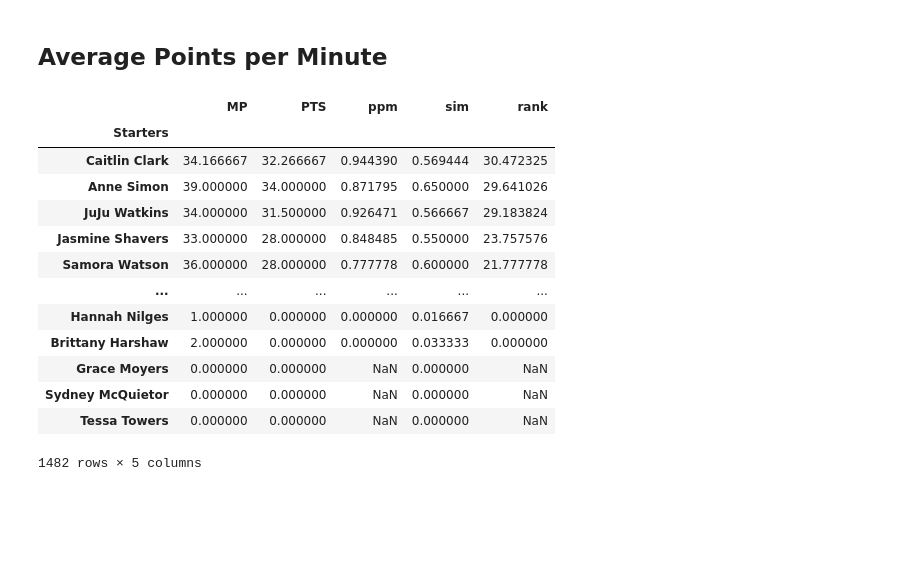
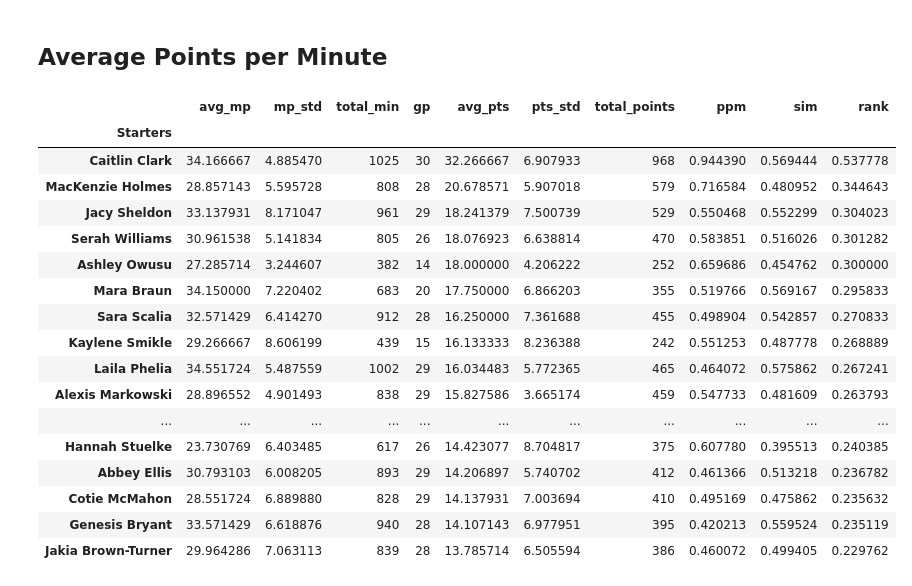
Before and after one commit to cerealbowles/ncaaw, a Jupyter notebook: players.ipynb, the cells around one changed output. Saved outputs shown, nothing was run; the diff lists cells and outputs as text; code cells hidden in the pictures; blank space fills up the shorter version.

Commit message:
insights into CC and working on Indiana stats

```diff
--- a/players.ipynb
+++ b/players.ipynb
@@ -29,28 +41,46 @@ plt.show()
 # %% [markdown]
 ## Average Points per Minute
-# %%
-ppm = main.groupby('Starters')['MP', 'PTS'].mean()
-
-ppm['ppm'] = ppm['PTS'] / ppm['MP']
-
-
-# percent they are included in simulation
-ppm['sim'] = ppm['MP'] / 60
-#ppm.sort_values(by=['sim', 'ppm'], ascending=[False, False]).head(25)
-ppm['rank'] = ppm['PTS'] * ppm['ppm']
-ppm.sort_values(by=['rank'], ascending=False)
-# %% [output]
-|  | MP | PTS | ppm | sim | rank |
-| Starters |  |  |  |  |  |
-| Caitlin Clark | 34.166667 | 32.266667 | 0.944390 | 0.569444 | 30.472325 |
-| Anne Simon | 39.000000 | 34.000000 | 0.871795 | 0.650000 | 29.641026 |
-| JuJu Watkins | 34.000000 | 31.500000 | 0.926471 | 0.566667 | 29.183824 |
-| Jasmine Shavers | 33.000000 | 28.000000 | 0.848485 | 0.550000 | 23.757576 |
-| Samora Watson | 36.000000 | 28.000000 | 0.777778 | 0.600000 | 21.777778 |
-| ... | ... | ... | ... | ... | ... |
-| Hannah Nilges | 1.000000 | 0.000000 | 0.000000 | 0.016667 | 0.000000 |
-| Brittany Harshaw | 2.000000 | 0.000000 | 0.000000 | 0.033333 | 0.000000 |
-| Grace Moyers | 0.000000 | 0.000000 | NaN | 0.000000 | NaN |
-| Sydney McQuietor | 0.000000 | 0.000000 | NaN | 0.000000 | NaN |
-| Tessa Towers | 0.000000 | 0.000000 | NaN | 0.000000 | NaN |
-1482 rows × 5 columns
+# %%
+# perform aggregates
+# minutes played
+minutes = main.groupby('Starters')['MP'].agg(['mean', 'std', 'sum', 'count'])
+minutes.columns = ['avg_mp', 'mp_std', 'total_min', 'gp']
+
+# points scored
+pts = main.groupby('Starters')['PTS'].agg(['mean', 'std', 'sum'])
+pts.columns = ['avg_pts', 'pts_std', 'total_points']
+
+# merge tables
+stats = minutes.join(pts, how='left')
+
+# points per minute
+stats['ppm'] = stats['total_points'] / stats['total_min']
+
+# percent they are included in simulation
+stats['sim'] = stats['avg_mp'] / 60
+
+# calculate a rank type field based on time played and ppm then sort
+stats['rank'] = stats['sim'] * stats['ppm']
+stats = stats.sort_values(by=['rank'], ascending=False)
+
+# top twenty players
+stats.head(20)
+# %% [output]
+|  | avg_mp | mp_std | total_min | gp | avg_pts | pts_std | total_points | ppm | sim | rank |
+| Starters |  |  |  |  |  |  |  |  |  |  |
+| Caitlin Clark | 34.166667 | 4.885470 | 1025 | 30 | 32.266667 | 6.907933 | 968 | 0.944390 | 0.569444 | 0.537778 |
+| MacKenzie Holmes | 28.857143 | 5.595728 | 808 | 28 | 20.678571 | 5.907018 | 579 | 0.716584 | 0.480952 | 0.344643 |
+| Jacy Sheldon | 33.137931 | 8.171047 | 961 | 29 | 18.241379 | 7.500739 | 529 | 0.550468 | 0.552299 | 0.304023 |
+| Serah Williams | 30.961538 | 5.141834 | 805 | 26 | 18.076923 | 6.638814 | 470 | 0.583851 | 0.516026 | 0.301282 |
+| Ashley Owusu | 27.285714 | 3.244607 | 382 | 14 | 18.000000 | 4.206222 | 252 | 0.659686 | 0.454762 | 0.300000 |
+| Mara Braun | 34.150000 | 7.220402 | 683 | 20 | 17.750000 | 6.866203 | 355 | 0.519766 | 0.569167 | 0.295833 |
+| Sara Scalia | 32.571429 | 6.414270 | 912 | 28 | 16.250000 | 7.361688 | 455 | 0.498904 | 0.542857 | 0.270833 |
+| Kaylene Smikle | 29.266667 | 8.606199 | 439 | 15 | 16.133333 | 8.236388 | 242 | 0.551253 | 0.487778 | 0.268889 |
+| Laila Phelia | 34.551724 | 5.487559 | 1002 | 29 | 16.034483 | 5.772365 | 465 | 0.464072 | 0.575862 | 0.267241 |
+| Alexis Markowski | 28.896552 | 4.901493 | 838 | 29 | 15.827586 | 3.665174 | 459 | 0.547733 | 0.481609 | 0.263793 |
+| ... | ... | ... | ... | ... | ... | ... | ... | ... | ... | ... |
+| Hannah Stuelke | 23.730769 | 6.403485 | 617 | 26 | 14.423077 | 8.704817 | 375 | 0.607780 | 0.395513 | 0.240385 |
+| Abbey Ellis | 30.793103 | 6.008205 | 893 | 29 | 14.206897 | 5.740702 | 412 | 0.461366 | 0.513218 | 0.236782 |
+| Cotie McMahon | 28.551724 | 6.889880 | 828 | 29 | 14.137931 | 7.003694 | 410 | 0.495169 | 0.475862 | 0.235632 |
+| Genesis Bryant | 33.571429 | 6.618876 | 940 | 28 | 14.107143 | 6.977951 | 395 | 0.420213 | 0.559524 | 0.235119 |
+| Jakia Brown-Turner | 29.964286 | 7.063113 | 839 | 28 | 13.785714 | 6.505594 | 386 | 0.460072 | 0.499405 | 0.229762 |
```
Also changed, not shown: parts of 6 cells of this notebook, 2 other files.
